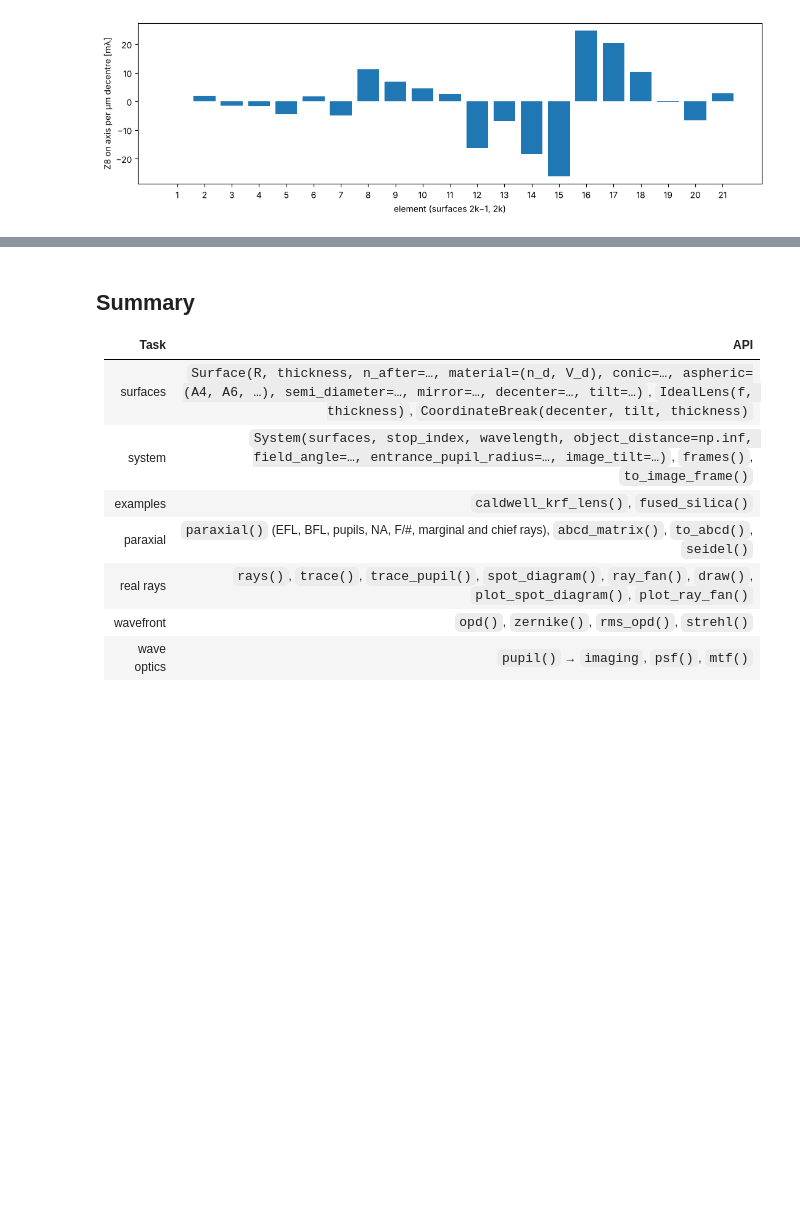
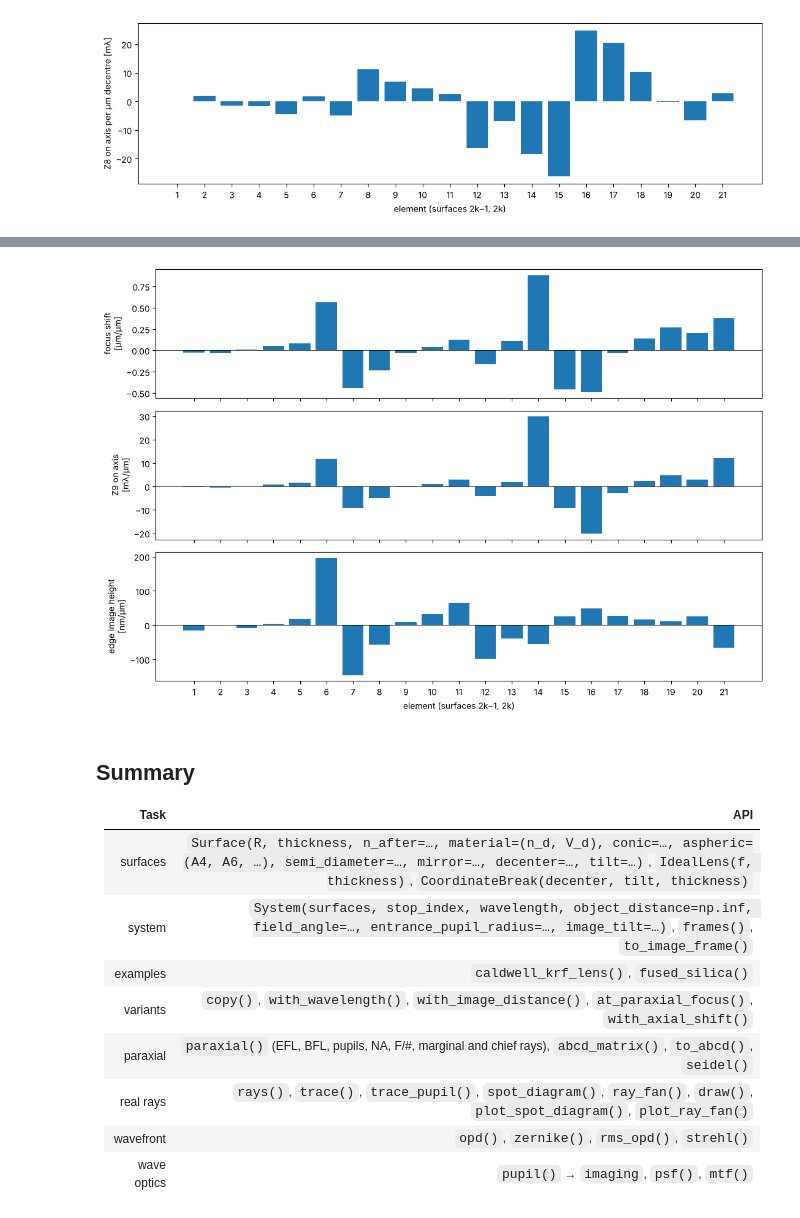
Before and after one commit to aeberspaecher/pyoptics, a Jupyter notebook: notebooks/24_ray_tracing.ipynb, the cells around one changed output, grey strips where cells are left out. Drawn from its saved outputs; the diff is of its cells as text; code cells hidden in the pictures; blank space fills up the shorter version.

```diff
--- a/notebooks/24_ray_tracing.ipynb
+++ b/notebooks/24_ray_tracing.ipynb
@@ -760,3 +772,30 @@ plt.tight_layout()
+# %%
+def focus_offset(s):
+    # paraxial focus relative to the (fixed) image plane
+    return s.paraxial().image_distance - s.surfaces[-1].thickness
+
+def observables(s):
+    return np.array([focus_offset(s), s.zernike(0.0, 9, N=33)[8], s.trace_pupil(46.8).points[-1, 0, 1]])
+
+dz = 1e-3
+sens = np.array([(observables(litho.with_axial_shift(i, j, dz))
+                  - observables(litho.with_axial_shift(i, j, -dz)))/(2*dz) for i, j in elements])
+
+fig, axs = plt.subplots(3, 1, figsize=(11, 7.5), sharex=True)
+k = np.arange(1, 22)
+axs[0].bar(k, sens[:, 0])
+axs[0].set_ylabel("focus shift\n[µm/µm]")
+axs[1].bar(k, sens[:, 1])     # Z9 in waves per mm = mλ per µm
+axs[1].set_ylabel("Z9 on axis\n[mλ/µm]")
+axs[2].bar(k, 1e3*sens[:, 2])  # mm/mm -> nm/µm
+axs[2].set_ylabel("edge image height\n[nm/µm]")
+axs[2].set_xticks(k)
+axs[2].set_xlabel("element (surfaces 2k−1, 2k)")
+for ax in axs:
+    ax.axhline(0, color="k", lw=0.5)
+plt.tight_layout()
+# %% [output]
+[figure, added]
 # %% [markdown]
 ## Summary
 
@@ -765,6 +804,7 @@ plt.tight_layout()
 | surfaces | `Surface(R, thickness, n_after=…, material=(n_d, V_d), conic=…, aspheric=(A4, A6, …), semi_diameter=…, mirror=…, decenter=…, tilt=…)`, `IdealLens(f, thickness)`, `CoordinateBreak(decenter, tilt, thickness)` |
 | system | `System(surfaces, stop_index, wavelength, object_distance=np.inf, field_angle=…, entrance_pupil_radius=…, image_tilt=…)`, `frames()`, `to_image_frame()` |
 | examples | `caldwell_krf_lens()`, `fused_silica()` |
+| variants | `copy()`, `with_wavelength()`, `with_image_distance()`, `at_paraxial_focus()`, `with_axial_shift()` |
 | paraxial | `paraxial()` (EFL, BFL, pupils, NA, F/#, marginal and chief rays), `abcd_matrix()`, `to_abcd()`, `seidel()` |
 | real rays | `rays()`, `trace()`, `trace_pupil()`, `spot_diagram()`, `ray_fan()`, `draw()`, `plot_spot_diagram()`, `plot_ray_fan()` |
 | wavefront | `opd()`, `zernike()`, `rms_opd()`, `strehl()` |
```
Also changed, not shown: parts of 1 cell of this notebook, 5 other files.
